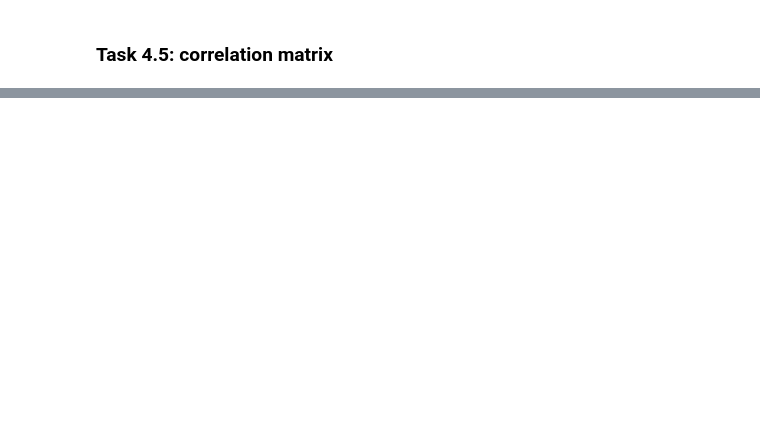
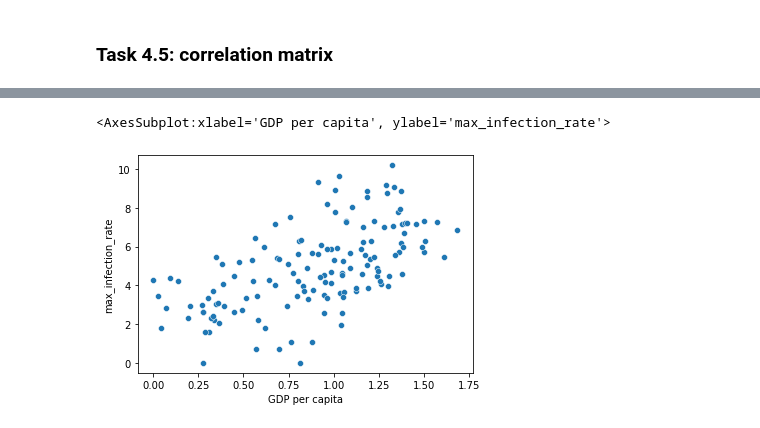
Before and after one commit to ThuanHLe/Python_Project, a Jupyter notebook: Covid_19_Data_Analysis.ipynb, the cells around one changed output, grey strips where cells are left out. Saved outputs shown, nothing was run; the diff lists cells and outputs as text; code cells hidden in the pictures; blank space fills up the shorter version.

Commit message:
Insert task 5
Scatterplot visualization

```diff
--- a/Covid_19_Data_Analysis.ipynb
+++ b/Covid_19_Data_Analysis.ipynb
@@ -304,0 +317,7 @@ join_df.corr()
+# %%
+x = join_df["GDP per capita"]
+y = join_df["max_infection_rate"]
+sns.scatterplot(x,np.log(y))
+# %% [output]
+<AxesSubplot:xlabel='GDP per capita', ylabel='max_infection_rate'>
+[figure, added]
```
Also changed, not shown: parts of 9 cells of this notebook.
